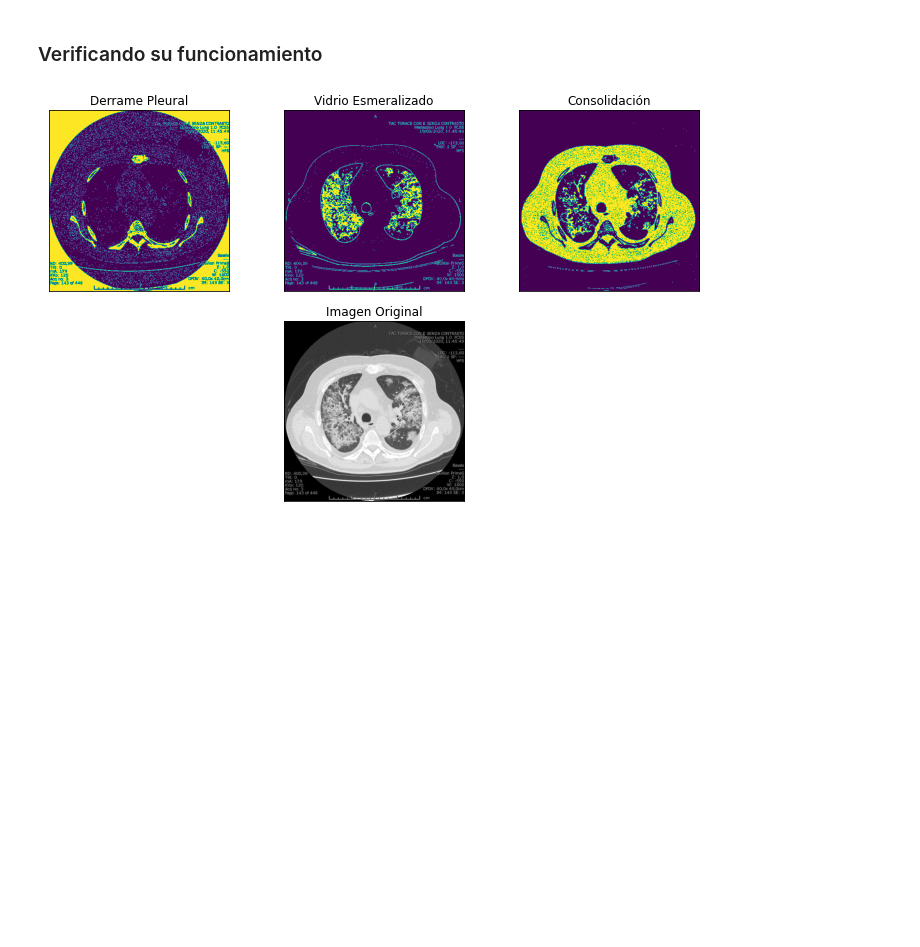
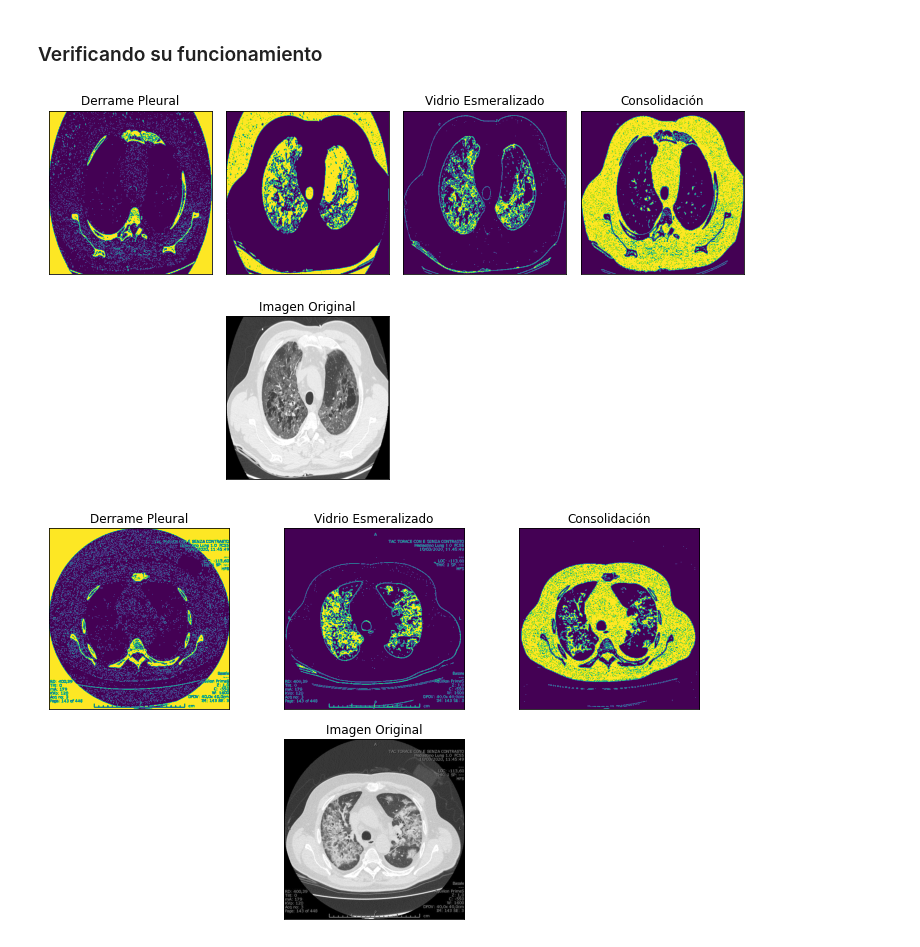
Before and after one commit to JonathanMartignon/ReconocimientoDePatrones, a Jupyter notebook: Reconocimiento_interno_COVID.ipynb, the cells around one changed output. Cells and saved outputs as stored; diff of their text form; code cells hidden in the pictures; blank space fills up the shorter version.

```diff
--- a/Reconocimiento_interno_COVID.ipynb
+++ b/Reconocimiento_interno_COVID.ipynb
@@ -243,6 +262,10 @@ weighted avg       0.69      0.67      0.67     41118
 ### Verificando su funcionamiento
 # %%
 Catalogo_Knn = {0:"Derrame Pleural", 3:"Consolidación",2:"Vidrio Esmeralizado"}
+# %%
+Funcionamiento(knn,[0,3,1,2],Catalogo_Knn,(10,6))
+# %% [output]
+[figure, added]
 # %%
 Funcionamiento(knn,[0,3,2],Catalogo_Knn,(10,6))
 # %% [output]
```
Also changed, not shown: parts of 12 cells of this notebook.
